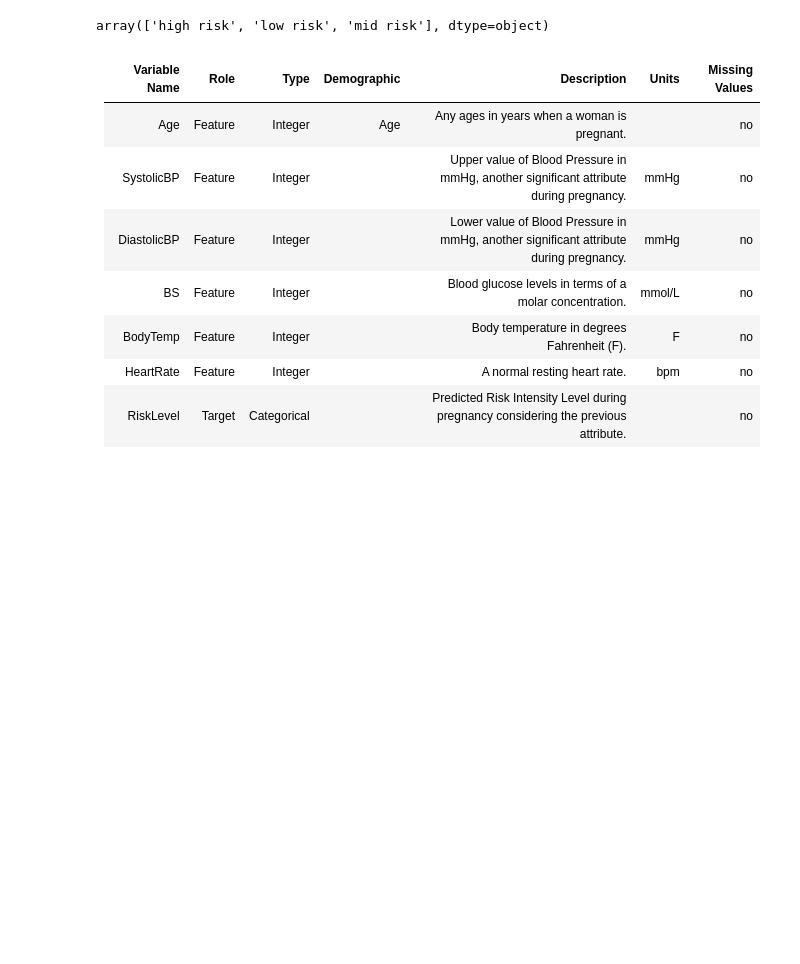
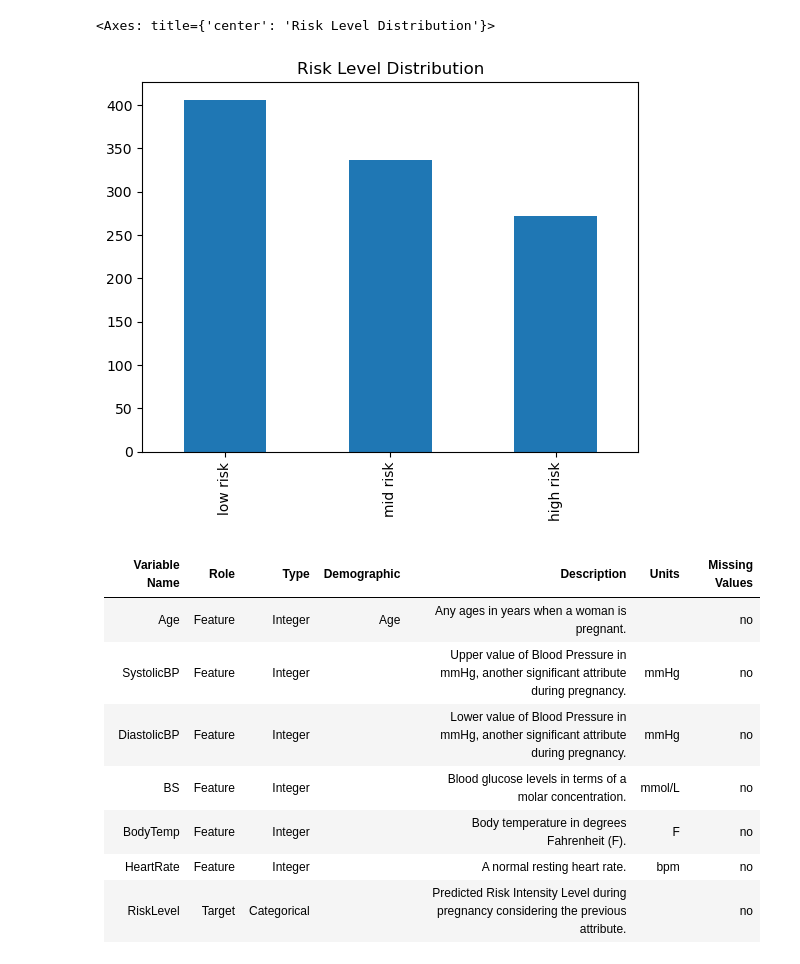
Before and after one commit to DJScully02/Maternal-Health-Risk-Prediction, a Jupyter notebook: mat_health_proj.ipynb, the cells around one changed output. Saved outputs shown, nothing was run; the diff lists cells and outputs as text; code cells hidden in the pictures; blank space fills up the shorter version.

```diff
--- a/mat_health_proj.ipynb
+++ b/mat_health_proj.ipynb
@@ -7,16 +17,19 @@ from ucimlrepo import fetch_ucirepo
 # %%
+# Load Dataset
 # fetch dataset
 maternal_health_risk = fetch_ucirepo(id=863)
 
 # data (as pandas dataframes)
 X = maternal_health_risk.data.features
 y = maternal_health_risk.data.targets
 
 # create a dataframe to combine features and targets for plotting
 df = pd.merge(X, y, left_index=True, right_index=True)
-df['RiskLevel'].unique()
+df['RiskLevel'].value_counts()
+df['RiskLevel'].value_counts().plot(kind='bar', title='Risk Level Distribution')
 # %% [output]
-array(['high risk', 'low risk', 'mid risk'], dtype=object)
+<Axes: title={'center': 'Risk Level Distribution'}>
+[figure, added]
 # %% [markdown]
 | Variable Name | Role     | Type     | Demographic | Description                                                                             | Units  | Missing Values |
 |---------------|----------|----------|-------------|-----------------------------------------------------------------------------------------|--------|----------------|
```
Also changed, not shown: parts of 15 cells of this notebook.
